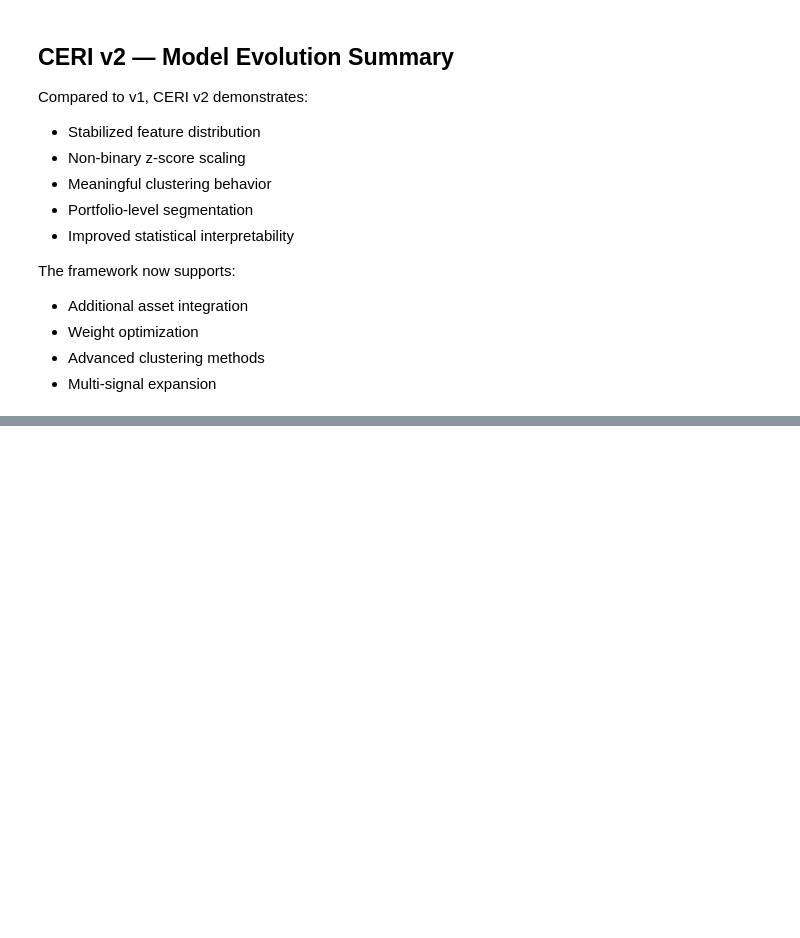
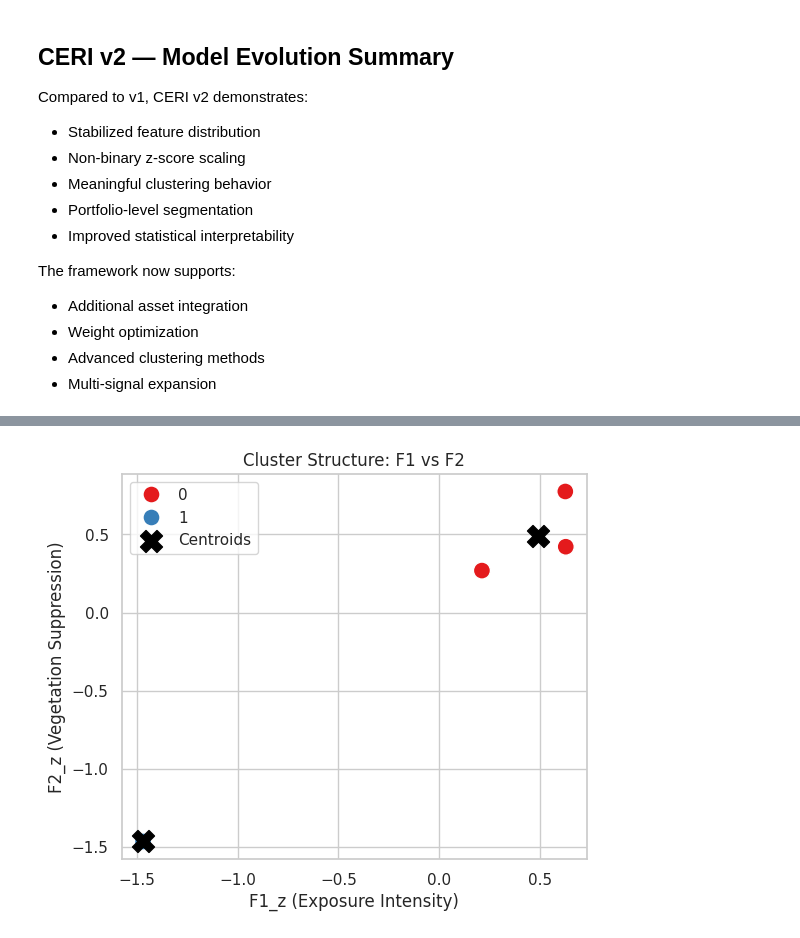
Before and after one commit to aniray2908/satellite-esg-risk-engine, a Jupyter notebook: experiments/python/ceri/ceri_v2.ipynb, the cells around one changed output, grey strips where cells are left out. Drawn from its saved outputs; the diff is of its cells as text; code cells hidden in the pictures; blank space fills up the shorter version.

```diff
--- a/experiments/python/ceri/ceri_v2.ipynb
+++ b/experiments/python/ceri/ceri_v2.ipynb
@@ -216,0 +570,3 @@ The framework now supports:
+# %%
+feature_df["cluster"] = kmeans.labels_
+feature_df
@@ -216,0 +579,34 @@ The framework now supports:
+# %%
+import matplotlib.pyplot as plt
+import seaborn as sns
+
+plt.figure(figsize=(6,5))
+
+sns.scatterplot(
+    data=feature_df,
+    x="F1_exposure_intensity_z",
+    y="F2_vegetation_suppression_z",
+    hue="cluster",
+    palette="Set1",
+    s=150
+)
+
+# Overlay centroids
+centroids = kmeans.cluster_centers_
+
+plt.scatter(
+    centroids[:,0],
+    centroids[:,1],
+    c='black',
+    s=250,
+    marker='X',
+    label='Centroids'
+)
+
+plt.xlabel("F1_z (Exposure Intensity)")
+plt.ylabel("F2_z (Vegetation Suppression)")
+plt.title("Cluster Structure: F1 vs F2")
+plt.legend()
+plt.show()
+# %% [output]
+[figure, added]
```
Also changed, not shown: parts of 26 cells of this notebook.
